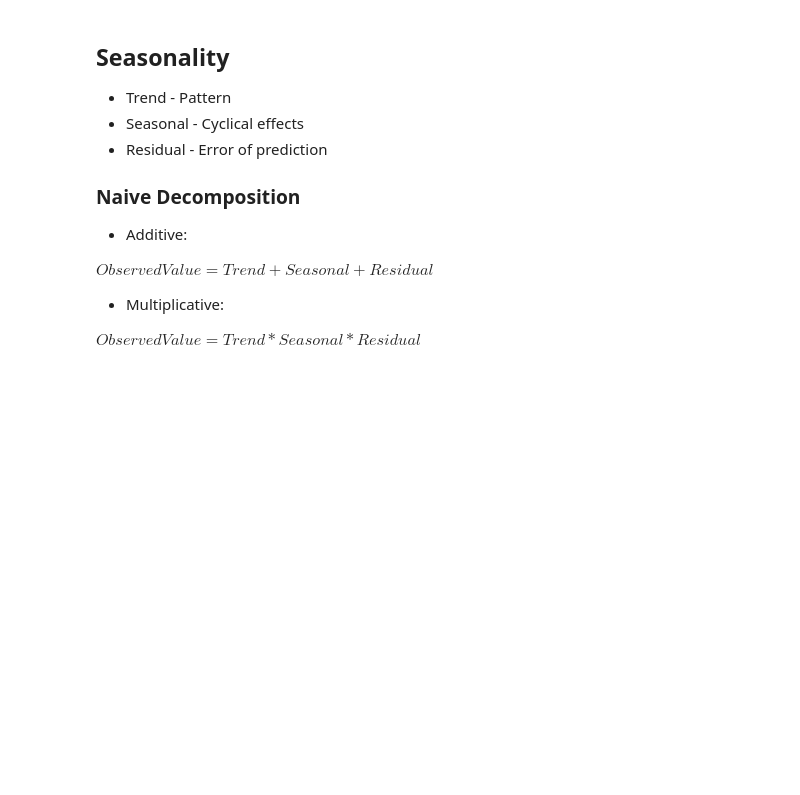
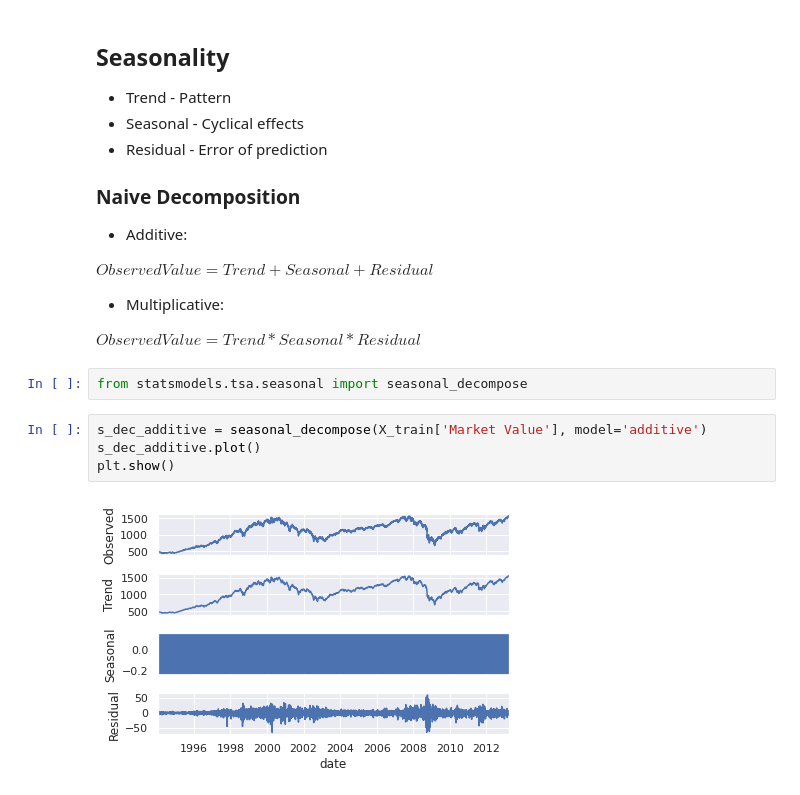
Before and after one commit to Yasir323/TimeSeries-Course, a Jupyter notebook: 1_Intro.ipynb, the cells around one changed output. Cells and saved outputs as stored; diff of their text form; blank space fills up the shorter version.

```diff
--- a/1_Intro.ipynb
+++ b/1_Intro.ipynb
@@ -398,3 +398,11 @@ $ Observed Value = Trend + Seasonal + Residual $
 * Multiplicative:
 
 $ Observed Value = Trend * Seasonal * Residual $
+# %%
+from statsmodels.tsa.seasonal import seasonal_decompose
+# %%
+s_dec_additive = seasonal_decompose(X_train['Market Value'], model='additive')
+s_dec_additive.plot()
+plt.show()
+# %% [output]
+[figure, added]
```
Also changed, not shown: parts of 101 cells of this notebook.
